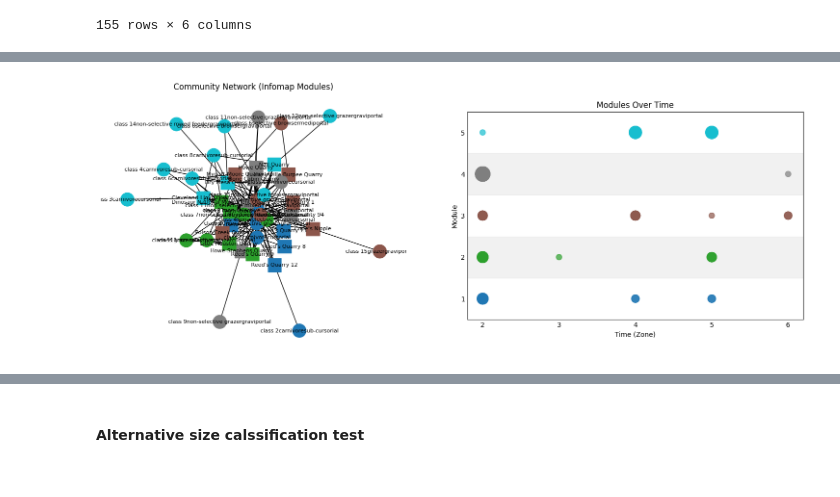
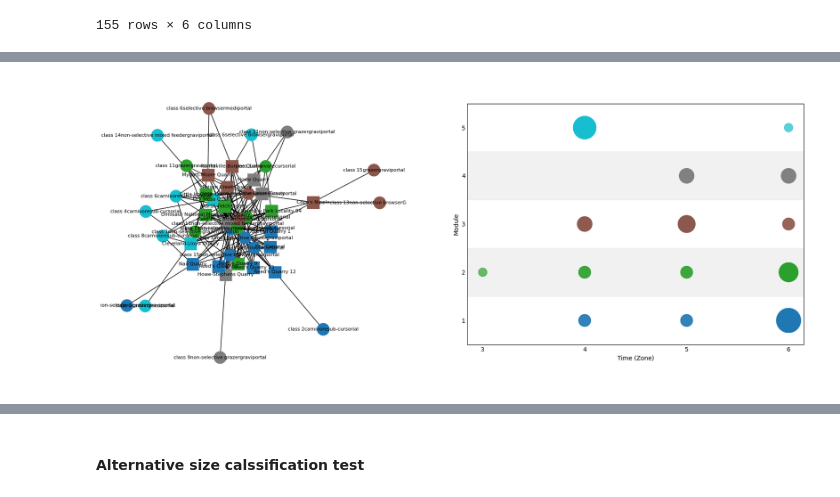
Before and after one commit to HGord2022/palaeoecology, a Jupyter notebook: infomap.ipynb, the cells around one changed output, grey strips where cells are left out. Drawn from its saved outputs; the diff is of its cells as text; code cells hidden in the pictures.

Commit message:
outputted final figure

```diff
--- a/infomap.ipynb
+++ b/infomap.ipynb
@@ -214,14 +188,40 @@ plt.show()
 # %%
+time_col= "time_maidment" # one of: 'foster', 'turner', 'maidment'
+
+# sort data for plotting
+zone_order = sorted(df[time_col].unique())
+zone_map = {zone: i + 1 for i, zone in enumerate(zone_order)}
+
+node_modules = []
+for name in unique_nodes:
+    time = df[df['from'] == name][time_col].values
+    if len(time) == 0:
+        time = df[df['to'] == name][time_col].values
+    time = time[0] if len(time) > 0 else "Zone 0"
+    module = name_modules[name]
+    node_modules.append((name, module, zone_map.get(time, 0)))
+
+plot_df = pd.DataFrame(node_modules, columns=["node", "module", "zone"])
+
+# make networkx graph
+G = nx.Graph()
+for _, row in df.iterrows():
+    u = node_map[row["from"]]
+    v = node_map[row["to"]]
+    G.add_edge(u, v, weight=row["weight"])
+
+# Assign module as a node attribute
+nx.set_node_attributes(G, modules, "module")
+
 # plot network and stepped scatter plot
-fig, (ax1, ax2) = plt.subplots(1, 2, figsize=(18, 7))
+fig, (ax1, ax2) = plt.subplots(1, 2, figsize=(20, 9))
 
-# ---- NETWORK PLOT ----
-
-# Assign shapes based on 'from' and 'to'
+# Network plot
+# Assign shapes
 node_shapes = {}
 for _, row in df.iterrows():
-    node_shapes[node_map[row["to"]]] = "circle"  # Default to 'to'
-    node_shapes[node_map[row["from"]]] = "square"  # Overwrite with 'from' if needed
+    node_shapes[node_map[row["to"]]] = "circle"
+    node_shapes[node_map[row["from"]]] = "square"
 
 # Group nodes by shape
 square_nodes = [n for n, shape in node_shapes.items() if shape == "square"]
@@ -233,7 +233,7 @@ pos = nx.spring_layout(G, seed=42)
 # Draw edges
 nx.draw_networkx_edges(G, pos, ax=ax1)
 
-# Draw square nodes ("from")
+# Draw square nodes
 nx.draw_networkx_nodes(
     G, pos,
     nodelist=square_nodes,
@@ -244,7 +244,7 @@ nx.draw_networkx_nodes(
     ax=ax1
 )
 
-# Draw circle nodes ("to")
+# Draw circle nodes
 nx.draw_networkx_nodes(
     G, pos,
     nodelist=circle_nodes,
@@ -258,10 +258,7 @@ nx.draw_networkx_nodes(
 # Draw labels
 nx.draw_networkx_labels(G, pos, labels={node_map[name]: name for name in unique_nodes}, font_size=8, ax=ax1)
 
-# Title
-ax1.set_title("Community Network (Infomap Modules)")
-
-# ---- STEPPED SCATTER PLOT ----
+# Stepped scatter plot
 
 # Calculate the number of nodes for each (zone, module) pair
 size_data = plot_df.groupby(["zone", "module"]).size().reset_index(name='node_count')
@@ -275,34 +272,32 @@ for module_id in module_ids:
 
 # Plot scatter with size reflecting node count
 scatter = ax2.scatter(
     plot_df["zone"], plot_df["module"],
-    s=plot_df["node_count"] * 70,
+    s=plot_df["node_count"] * 200,
     c=plot_df["module"], cmap="tab10", alpha=0.7
 )
 
 # Axis labels and title
 ax2.set_xlabel("Time (Zone)")
 ax2.set_ylabel("Module")
-ax2.set_title("Modules Over Time")
 
 # X/Y ticks and labels
 ax2.set_xticks(list(zone_map.values()))
 ax2.set_xticklabels(list(zone_map.keys()))
 ax2.set_yticks(module_ids)
 
 # Clean up axes
 ax2.tick_params(axis='both', which='both', length=0)
 ax2.set_ylim(min(module_ids) - 0.5, max(module_ids) + 0.5)
 ax2.grid(False)
 
 # Remove the black border from the network graph
 for spine in ax1.spines.values():
     spine.set_visible(False)
 
 # Layout adjustment
 box = ax2.get_position()
 ax2.set_position([box.x0, box.y0 + 0.1, box.width * 1.1, box.height * 0.8])
-
 plt.show()
 # %% [output]
-[figure, old version]
+[figure, new version]
```
Also changed, not shown: parts of 4 cells of this notebook, 3 other files.
